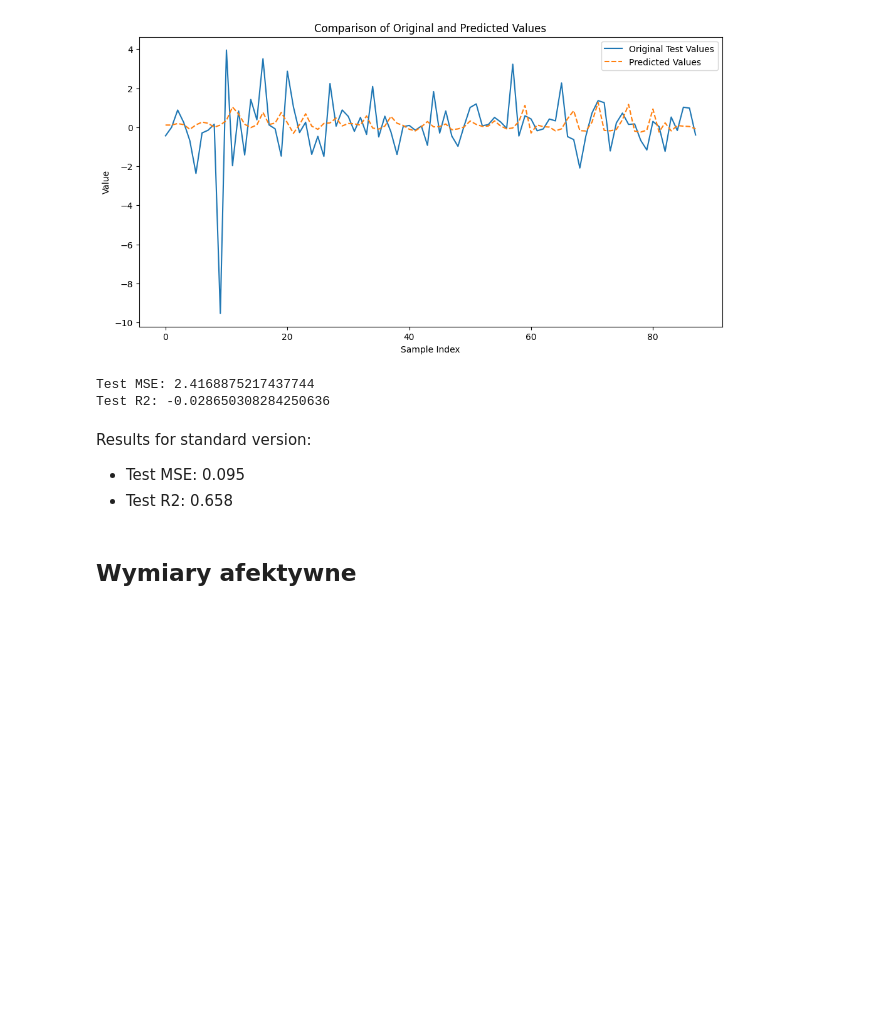
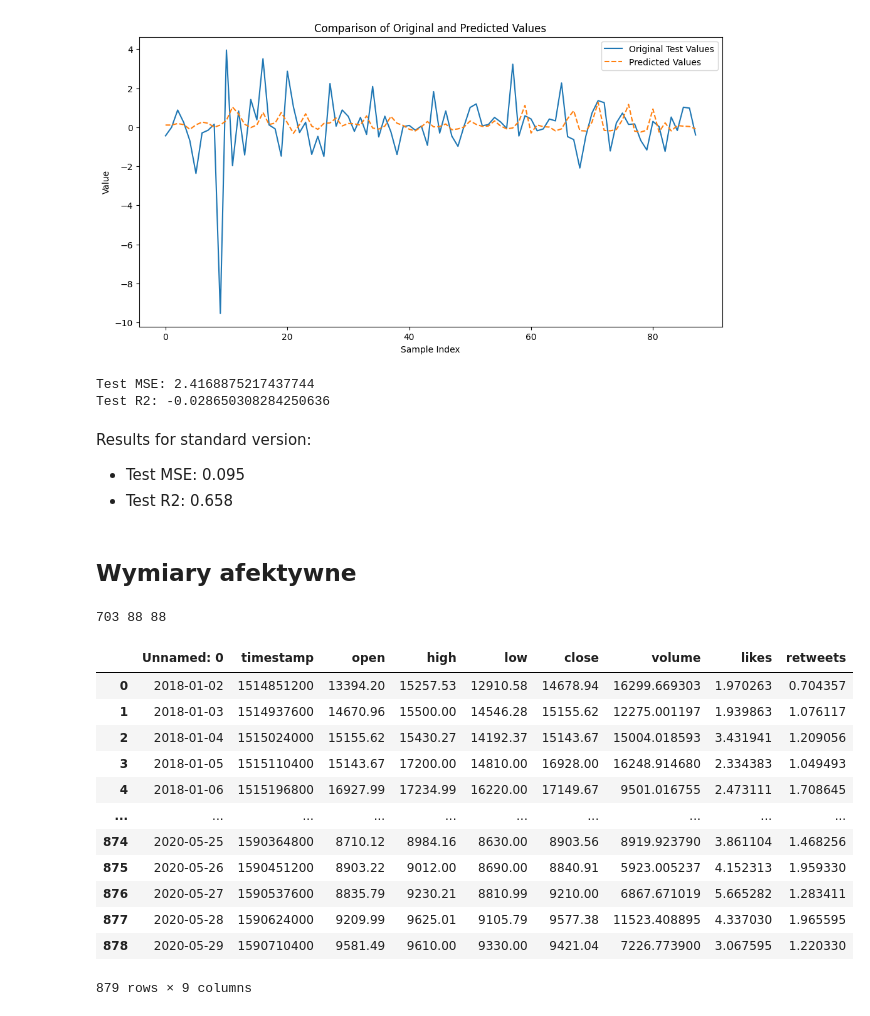
Before and after one commit to piotrdurniat/deep-neural-networks-lab, a Jupyter notebook: lab-11/lab11.ipynb, the cells around one changed output. Cells and saved outputs as stored; diff of their text form; code cells hidden in the pictures; blank space fills up the shorter version.

```diff
--- a/lab-11/lab11.ipynb
+++ b/lab-11/lab11.ipynb
@@ -1272,9 +1272,9 @@ def train(
     train_loader: DataLoader,
     val_loader: DataLoader,
     test_loader: DataLoader,
+    input_dim: int = 9,
 ):
 
-    input_dim = 9
     hidden_dim = 128
     learning_rate = 0.01
 
@@ -1326,6 +1326,7 @@ def test_sequence_len(
     X_test_days: pd.DataFrame,
     y_test_days: pd.Series,
     sequence_len: int,
+    input_dim: int = 9,
 ):
     batch_size = 32
     train_dataset_days = TimeSeriesDataset(X_train_days, y_train_days, sequence_len)
@@ -1349,7 +1350,7 @@ def test_sequence_len(
         val_r2_log,
         test_r2_log,
         model,
-    ) = train(train_loader_days, val_loader_days, test_loader_days)
+    ) = train(train_loader_days, val_loader_days, test_loader_days, input_dim)
 
     chart_results(test_loader_days, model)
     return (
@@ -1540,3 +1524,78 @@ Results for standard version:
 - Test R2: 0.658
 # %% [markdown]
 ## Wymiary afektywne
+# %%
+import copy
+
+merged_data_days = pd.read_csv("merged_data_days.csv")
+merged_data_days_no_aff = copy.deepcopy(merged_data_days)
+
+merged_data_days_no_aff.drop(columns=["emoji"], inplace=True)
+merged_data_days_no_aff.drop(columns=["emotion"], inplace=True)
+
+
+train_data_days_no_aff, val_data_days_no_aff, test_data_days_no_aff = split_data(
+    merged_data_days_no_aff
+)
+print(
+    len(train_data_days_no_aff), len(val_data_days_no_aff), len(test_data_days_no_aff)
+)
+display(merged_data_days_no_aff)
+
+
+# test with sequence len of 10
+train_data_days_no_aff.dropna(inplace=True)
+val_data_days_no_aff.dropna(inplace=True)
+test_data_days_no_aff.dropna(inplace=True)
+
+X_train_days_no_aff, y_train_days_no_aff = split_X_y(train_data_days_no_aff, "close")
+X_val_days_no_aff, y_val_days_no_aff = split_X_y(val_data_days_no_aff, "close")
+X_test_days_no_aff, y_test_days_no_aff = split_X_y(test_data_days_no_aff, "close")
+
+X_scaler = StandardScaler()
+y_scaler = StandardScaler()
+
+numeric_cols = X_train_days_no_aff.select_dtypes(include=["number"]).columns
+
+X_train_days_no_aff = X_scaler.fit_transform(X_train_days_no_aff[numeric_cols])
+y_train_days_no_aff = y_scaler.fit_transform(y_train_days_no_aff.values.reshape(-1, 1))
+
+X_val_days_no_aff = X_scaler.transform(X_val_days_no_aff[numeric_cols])
+y_val_days_no_aff = y_scaler.transform(y_val_days_no_aff.values.reshape(-1, 1))
+
+X_test_days_no_aff = X_scaler.transform(X_test_days_no_aff[numeric_cols])
+y_test_days_no_aff = y_scaler.transform(y_test_days_no_aff.values.reshape(-1, 1))
+
+
+(
+    train_mse_log,
+    val_mse_log,
+    test_mse_log,
+    train_r2_log,
+    val_r2_log,
+    test_r2_log,
+) = test_sequence_len(
+    X_train_days_no_aff,
+    y_train_days_no_aff,
+    X_val_days_no_aff,
+    y_val_days_no_aff,
+    X_test_days_no_aff,
+    y_test_days_no_aff,
+    sequence_len=10,
+    input_dim=7,
+)
+# %% [output]
+703 88 88
+|  | Unnamed: 0 | timestamp | open | high | low | close | volume | likes | retweets |
+| 0 | 2018-01-02 | 1514851200 | 13394.20 | 15257.53 | 12910.58 | 14678.94 | 16299.669303 | 1.970263 | 0.704357 |
+| 1 | 2018-01-03 | 1514937600 | 14670.96 | 15500.00 | 14546.28 | 15155.62 | 12275.001197 | 1.939863 | 1.076117 |
+| 2 | 2018-01-04 | 1515024000 | 15155.62 | 15430.27 | 14192.37 | 15143.67 | 15004.018593 | 3.431941 | 1.209056 |
+| 3 | 2018-01-05 | 1515110400 | 15143.67 | 17200.00 | 14810.00 | 16928.00 | 16248.914680 | 2.334383 | 1.049493 |
+| 4 | 2018-01-06 | 1515196800 | 16927.99 | 17234.99 | 16220.00 | 17149.67 | 9501.016755 | 2.473111 | 1.708645 |
+| ... | ... | ... | ... | ... | ... | ... | ... | ... | ... |
+| 874 | 2020-05-25 | 1590364800 | 8710.12 | 8984.16 | 8630.00 | 8903.56 | 8919.923790 | 3.861104 | 1.468256 |
+| 875 | 2020-05-26 | 1590451200 | 8903.22 | 9012.00 | 8690.00 | 8840.91 | 5923.005237 | 4.152313 | 1.959330 |
+| 876 | 2020-05-27 | 1590537600 | 8835.79 | 9230.21 | 8810.99 | 9210.00 | 6867.671019 | 5.665282 | 1.283411 |
+| 877 | 2020-05-28 | 1590624000 | 9209.99 | 9625.01 | 9105.79 | 9577.38 | 11523.408895 | 4.337030 | 1.965595 |
+| 878 | 2020-05-29 | 1590710400 | 9581.49 | 9610.00 | 9330.00 | 9421.04 | 7226.773900 | 3.067595 | 1.220330 |
+879 rows × 9 columns
```
Also changed, not shown: parts of 7 cells of this notebook.
